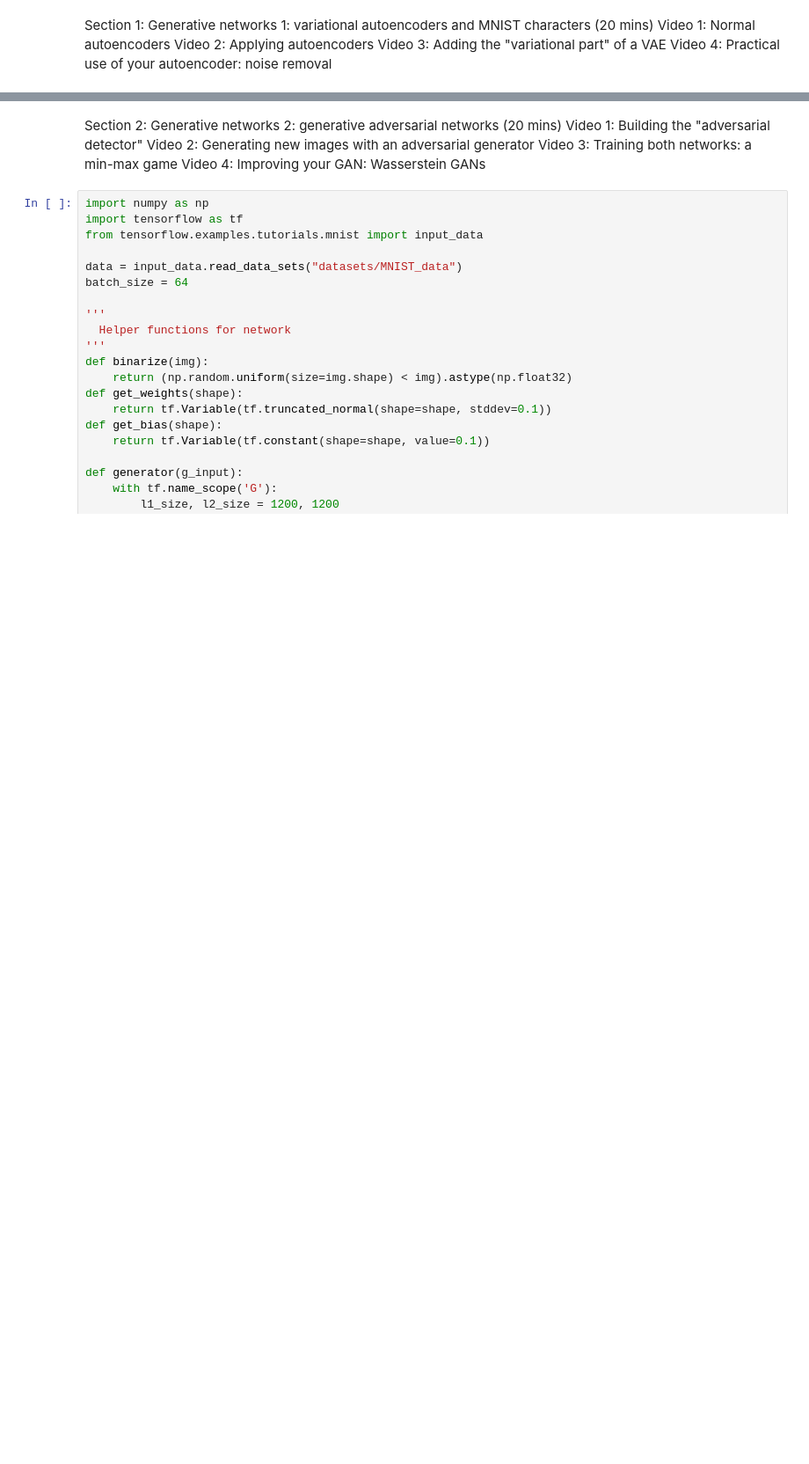
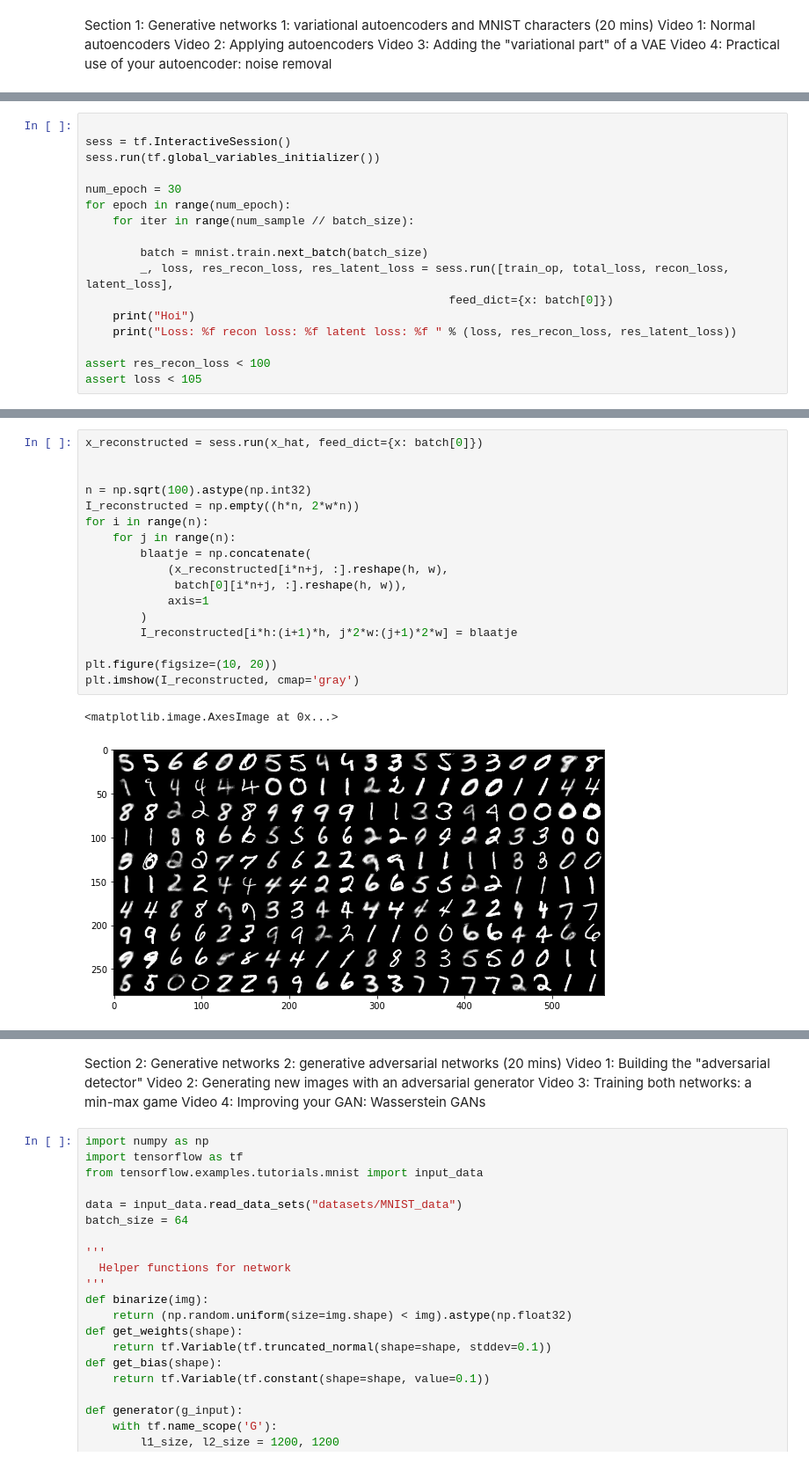
Before and after one commit to rmeertens/tensorflowcourse, a Jupyter notebook: Future series.ipynb, the cells around one changed output, grey strips where cells are left out. Shown at 88% size. Saved outputs shown, nothing was run; the diff lists cells and outputs as text; blank space fills up the shorter version.

```diff
--- a/Future series.ipynb
+++ b/Future series.ipynb
@@ -123,0 +353,17 @@ for index in range(n):
+# %%
+
+sess = tf.InteractiveSession()
+sess.run(tf.global_variables_initializer())
+
+num_epoch = 30
+for epoch in range(num_epoch):
+    for iter in range(num_sample // batch_size):
+
+        batch = mnist.train.next_batch(batch_size)
+        _, loss, res_recon_loss, res_latent_loss = sess.run([train_op, total_loss, recon_loss, latent_loss],
+                                                     feed_dict={x: batch[0]})
+    print("Hoi")
+    print("Loss: %f recon loss: %f latent loss: %f " % (loss, res_recon_loss, res_latent_loss))
+
+assert res_recon_loss < 100
+assert loss < 105
@@ -123,0 +389,20 @@ for index in range(n):
+# %%
+x_reconstructed = sess.run(x_hat, feed_dict={x: batch[0]})
+
+
+n = np.sqrt(100).astype(np.int32)
+I_reconstructed = np.empty((h*n, 2*w*n))
+for i in range(n):
+    for j in range(n):
+        blaatje = np.concatenate(
+            (x_reconstructed[i*n+j, :].reshape(h, w),
+             batch[0][i*n+j, :].reshape(h, w)),
+            axis=1
+        )
+        I_reconstructed[i*h:(i+1)*h, j*2*w:(j+1)*2*w] = blaatje
+
+plt.figure(figsize=(10, 20))
+plt.imshow(I_reconstructed, cmap='gray')
+# %% [output]
+<matplotlib.image.AxesImage at 0x...>
+[figure, added]
```
Also changed, not shown: parts of 27 cells of this notebook.
